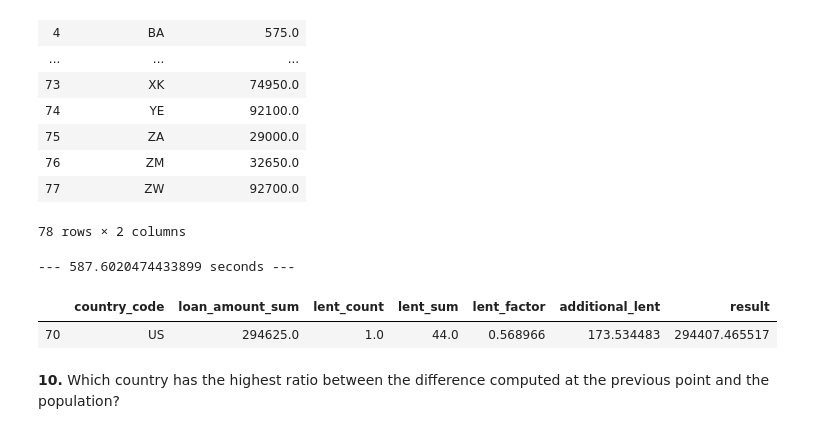
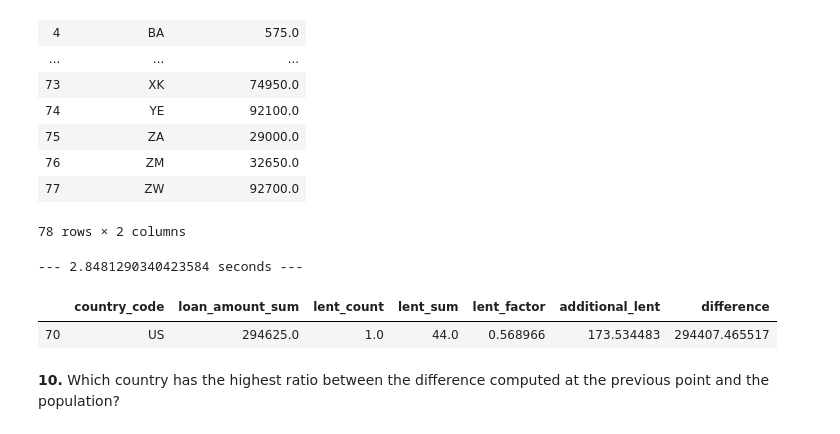
Before and after one commit to vladofilipovic/Foundation_CS_Project, a Jupyter notebook: project/solution-01-primary.ipynb, the cells around one changed output. Drawn from its saved outputs; the diff is of its cells as text; code cells hidden in the pictures.

```diff
--- a/project/solution-01-primary.ipynb
+++ b/project/solution-01-primary.ipynb
@@ -133,10 +133,19 @@ loans['duration'] = None
 for index, row in loans.iterrows():
     s2 = row['planned_expiration_time']
     s1 = row['disburse_time']
-    if( pd.notna(s1) and pd.notna(s2) and s1 != '' and s2 != ''):
+    try:
         d2 = dt.strptime(s2, "%Y-%m-%d %H:%M:%S.%f %z")
+    except ValueError:
+        continue
+    except TypeError:
+        continue
+    try:
         d1 = dt.strptime(s1, "%Y-%m-%d %H:%M:%S.%f %z")
-        loans.loc[index,'duration'] = (d2 - d1).days
+    except ValueError:
+        continue
+    except TypeError:
+        continue
+    loans.loc[index,'duration'] = (d2 - d1).days
 loans_sel = loans[ ['loan_id', 'loan_name','planned_expiration_time', 'disburse_time', 'duration'] ]
 print("--- %s seconds ---" % (tm.time()-start_time))
 loans_sel
@@ -280,11 +289,16 @@ loans['disburse_time_year'] = None
 for index, row in loans.iterrows():
     try:
         y = dt.strptime(row['disburse_time'], "%Y-%m-%d %H:%M:%S.%f %z").year
+    except TypeError:
+        y = None
     except ValueError:
         y = None
     loans.loc[index,'disburse_time_year'] = y
-loans_agg = loans.groupby(['country_code','country_name','disburse_time_year'], as_index = False).agg({'loan_id':['count'],'loan_amount':['sum', lambda x: x.sum()/loans_total*100]})
-loans_agg.columns = ['country_code','country_name','disburse_time_year','loan_id_count','loan_amount_sum','loan_amount_percent']
+loans_agg = loans.groupby(['country_code','country_name','disburse_time_year'\
+                          ], as_index = False).agg({'loan_id':['count'],\
+                                                    'loan_amount':['sum', lambda x: x.sum()/loans_total*100]})
+loans_agg.columns = ['country_code','country_name','disburse_time_year','loan_id_count', \
+                     'loan_amount_sum','loan_amount_percent']
 print("--- %s seconds ---" % (tm.time()-start_time))
 loans_agg
 # %% [output]
@@ -398,7 +412,9 @@ lenders_without_states
 # %%
 lent_and_state = pd.merge(left=lent_by_lender, right=lenders_in_states, left_on='lender_x', right_on='permanent_name')
 lent_total = lent_and_state['precise_amount'].sum()
-lent_by_state = lent_and_state.groupby(['country_code'], as_index = False).agg({'precise_amount':['count', 'sum', lambda x: x.sum()/lent_total]})
+lent_by_state = lent_and_state.groupby(['country_code'], as_index = False\
+                                      ).agg({'precise_amount':['count', 'sum', \
+                                                               lambda x: x.sum()/lent_total]})
 lent_by_state.columns = ['country_code', 'lent_count', 'lent_sum', 'lent_factor']
 lent_by_state
 # %% [output]
@@ -406,7 +422,8 @@ lent_by_state
 | 0 | AU | 1 | 33.333333 | 0.431034 |
 | 1 | US | 1 | 44.000000 | 0.568966 |
 # %%
-lent_no_state = pd.merge(left=lent_by_lender, right=lenders_without_states, left_on='lender_x', right_on='permanent_name')
+lent_no_state = pd.merge(left=lent_by_lender, right=lenders_without_states, \
+                         left_on='lender_x', right_on='permanent_name')
 lent_no_state_total = lent_no_state['precise_amount'].sum()
 lent_no_state_total
 # %% [output]
@@ -455,12 +472,12 @@ loan_by_state
 78 rows × 2 columns
 # %%
 loan_and_lent = pd.merge(loan_by_state, lent_by_state, how='left', on=['country_code'])
-loan_and_lent['result'] = loan_and_lent.loan_amount_sum - loan_and_lent.lent_sum - loan_and_lent.additional_lent
+loan_and_lent['difference'] = loan_and_lent.loan_amount_sum - loan_and_lent.lent_sum - loan_and_lent.additional_lent
 print("--- %s seconds ---" % (tm.time()-start_time))
-loan_and_lent[loan_and_lent.result == loan_and_lent.result.max()]
+loan_and_lent[loan_and_lent.difference == loan_and_lent.difference.max()]
 # %% [output]
---- 587.6020474433899 seconds ---
+--- 2.8481290340423584 seconds ---
-|  | country_code | loan_amount_sum | lent_count | lent_sum | lent_factor | additional_lent | result |
+|  | country_code | loan_amount_sum | lent_count | lent_sum | lent_factor | additional_lent | difference |
 | 70 | US | 294625.0 | 1.0 | 44.0 | 0.568966 | 173.534483 | 294407.465517 |
 # %% [markdown]
 **10.** Which country has the highest ratio between the difference computed at the previous point and the population?
```
Also changed, not shown: parts of 16 cells of this notebook.
